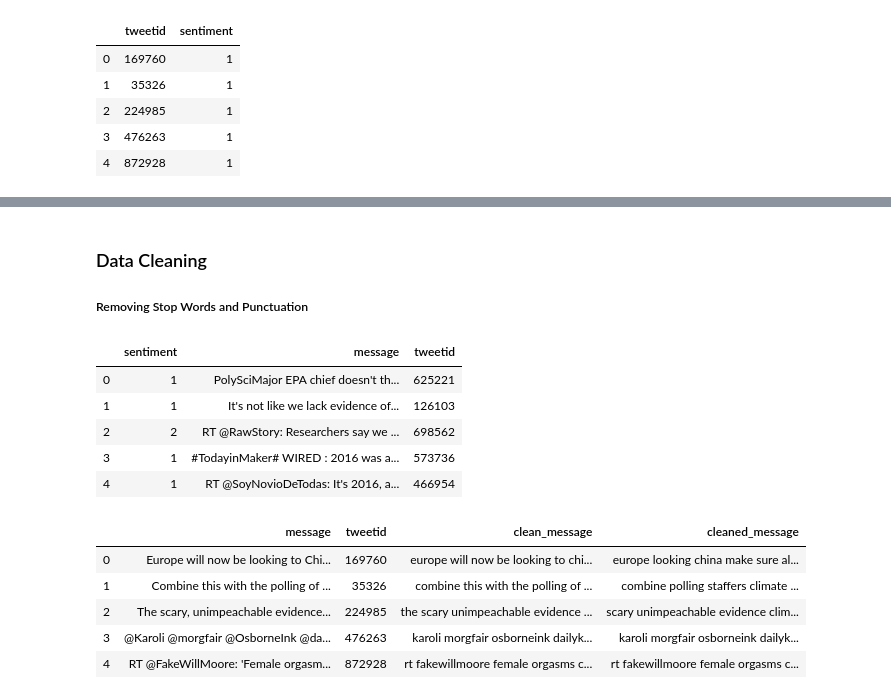
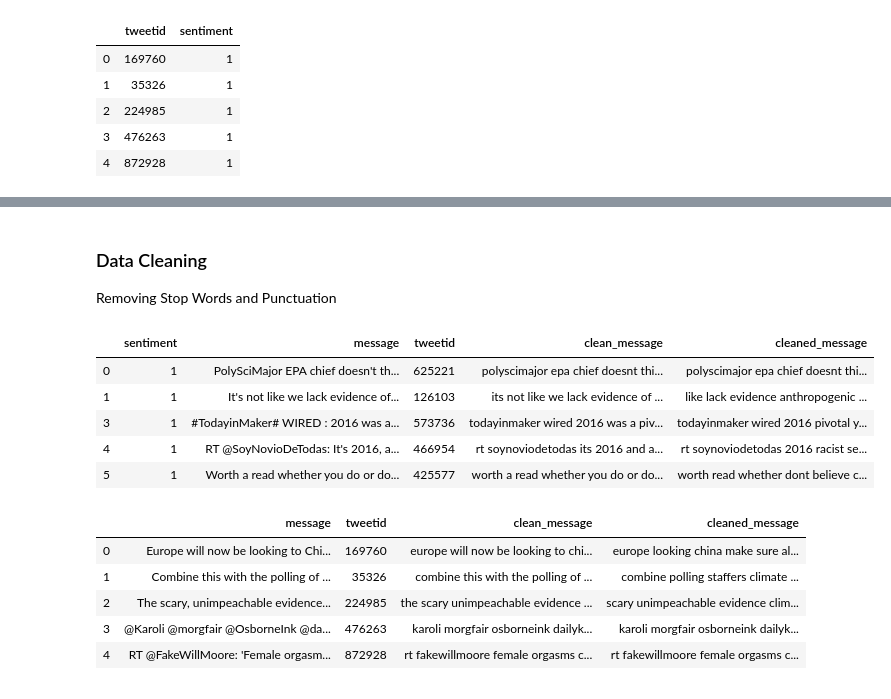
Before and after one commit to Khensani/predicts, a Jupyter notebook: Classification/Classification Predict.ipynb, the cells around one changed output, grey strips where cells are left out. Saved outputs shown, nothing was run; the diff lists cells and outputs as text; code cells hidden in the pictures.

```diff
--- a/Classification/Classification Predict.ipynb
+++ b/Classification/Classification Predict.ipynb
@@ -133,6 +121,6 @@ sample_submission.head()
 # %% [markdown]
 ### Data Cleaning
-##### Removing Stop Words and Punctuation
+Removing Stop Words and Punctuation
 # %%
 def remove_punctuation(text):
 
@@ -153,14 +144,14 @@ test['clean_message'] =test['clean_message'].str.lower()
 df_upsampled['cleaned_message'] = df_upsampled['clean_message'].apply(lambda x: ' '.join([word for word in x.split() if word not in (stop)]))
 test['cleaned_message'] = test['clean_message'].apply(lambda x: ' '.join([word for word in x.split() if word not in (stop)]))
 # %%
-train.head()
+df_upsampled.head()
 # %% [output]
-|  | sentiment | message | tweetid |
-| 0 | 1 | PolySciMajor EPA chief doesn't th... | 625221 |
-| 1 | 1 | It's not like we lack evidence of... | 126103 |
-| 2 | 2 | RT @RawStory: Researchers say we ... | 698562 |
-| 3 | 1 | #TodayinMaker# WIRED : 2016 was a... | 573736 |
-| 4 | 1 | RT @SoyNovioDeTodas: It's 2016, a... | 466954 |
+|  | sentiment | message | tweetid | clean_message | cleaned_message |
+| 0 | 1 | PolySciMajor EPA chief doesn't th... | 625221 | polyscimajor epa chief doesnt thi... | polyscimajor epa chief doesnt thi... |
+| 1 | 1 | It's not like we lack evidence of... | 126103 | its not like we lack evidence of ... | like lack evidence anthropogenic ... |
+| 3 | 1 | #TodayinMaker# WIRED : 2016 was a... | 573736 | todayinmaker wired 2016 was a piv... | todayinmaker wired 2016 pivotal y... |
+| 4 | 1 | RT @SoyNovioDeTodas: It's 2016, a... | 466954 | rt soynoviodetodas its 2016 and a... | rt soynoviodetodas 2016 racist se... |
+| 5 | 1 | Worth a read whether you do or do... | 425577 | worth a read whether you do or do... | worth read whether dont believe c... |
 # %%
 test.head()
 # %% [output]
```
Also changed, not shown: parts of 19 cells of this notebook.
